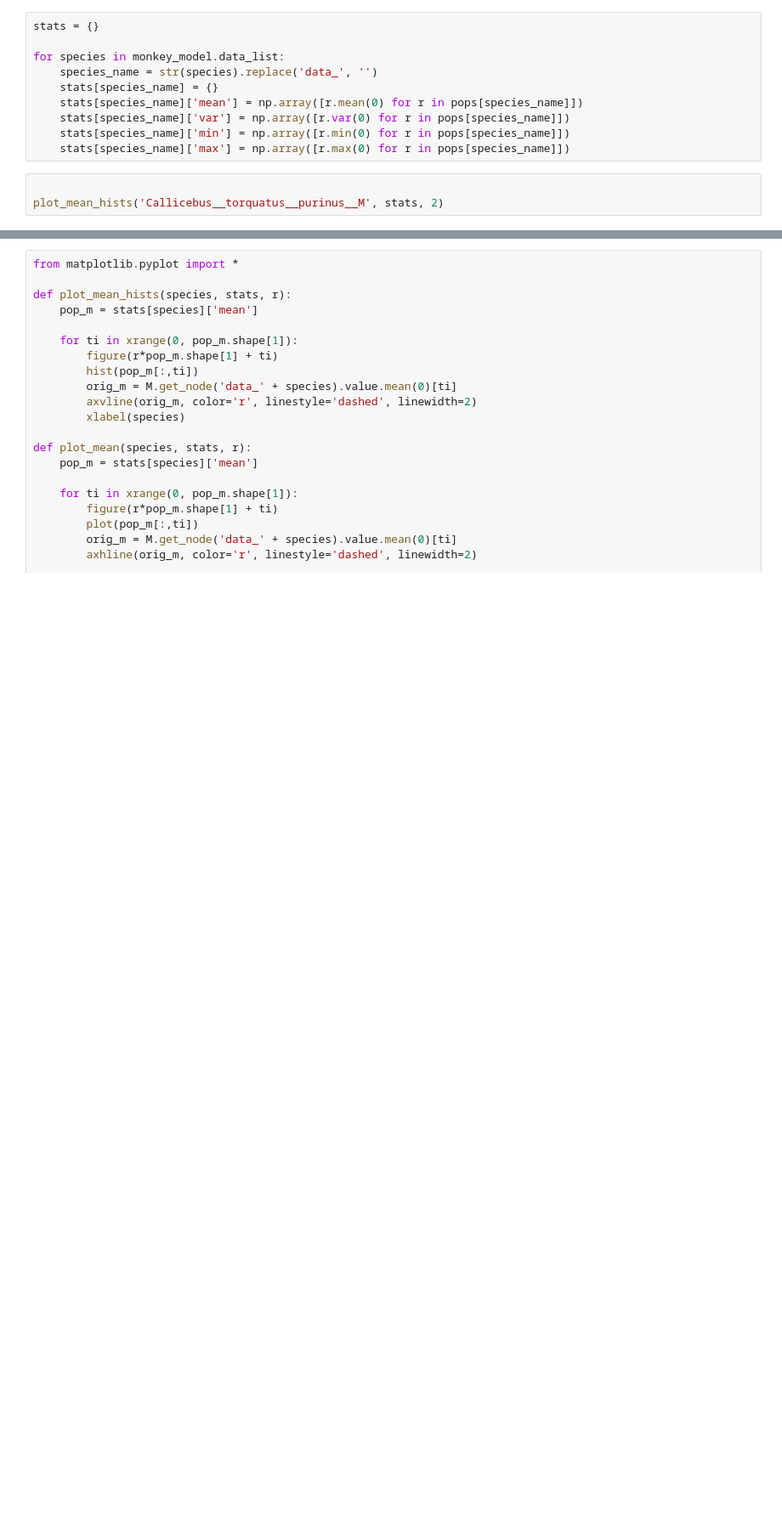
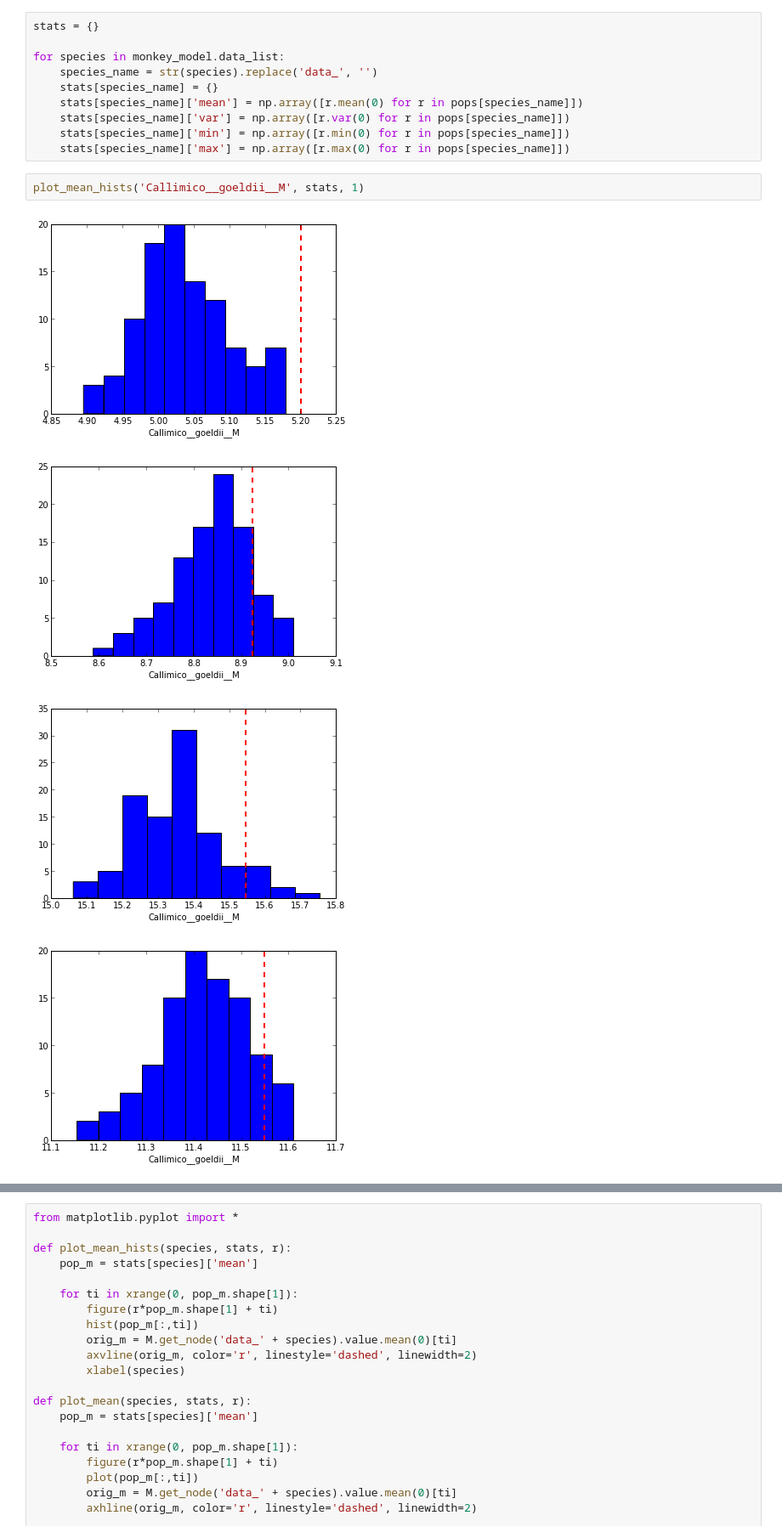
Before and after one commit to diogro/bayesian-cov-estimation, a Jupyter notebook: notebooks/Monkey Model.ipynb, the cells around one changed output, grey strips where cells are left out. Shown at 85% size. Saved outputs shown, nothing was run; the diff lists cells and outputs as text; blank space fills up the shorter version.

```diff
--- a/notebooks/Monkey Model.ipynb
+++ b/notebooks/Monkey Model.ipynb
@@ -80,6 +81,10 @@ for species in monkey_model.data_list:
     stats[species_name]['var'] = np.array([r.var(0) for r in pops[species_name]])
     stats[species_name]['min'] = np.array([r.min(0) for r in pops[species_name]])
     stats[species_name]['max'] = np.array([r.max(0) for r in pops[species_name]])
-# %%
-
-plot_mean_hists('Callicebus__torquatus__purinus__M', stats, 2)
+# %%
+plot_mean_hists('Callimico__goeldii__M', stats, 1)
+# %% [output]
+[figure, added]
+[figure, added]
+[figure, added]
+[figure, added]
```
Also changed, not shown: parts of 10 cells of this notebook.
